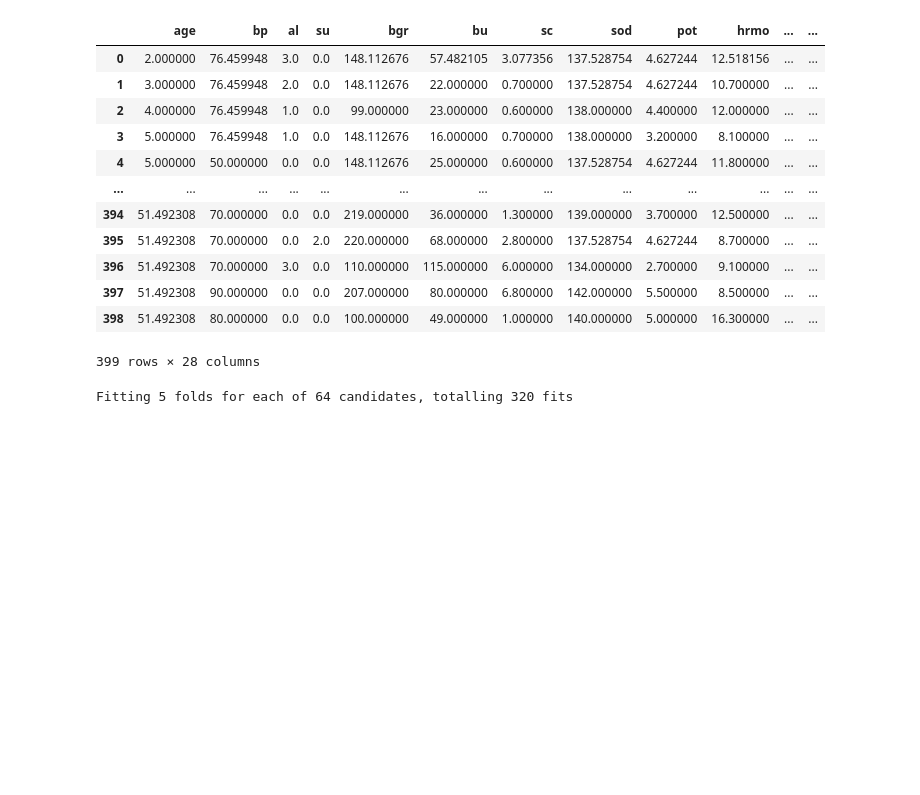
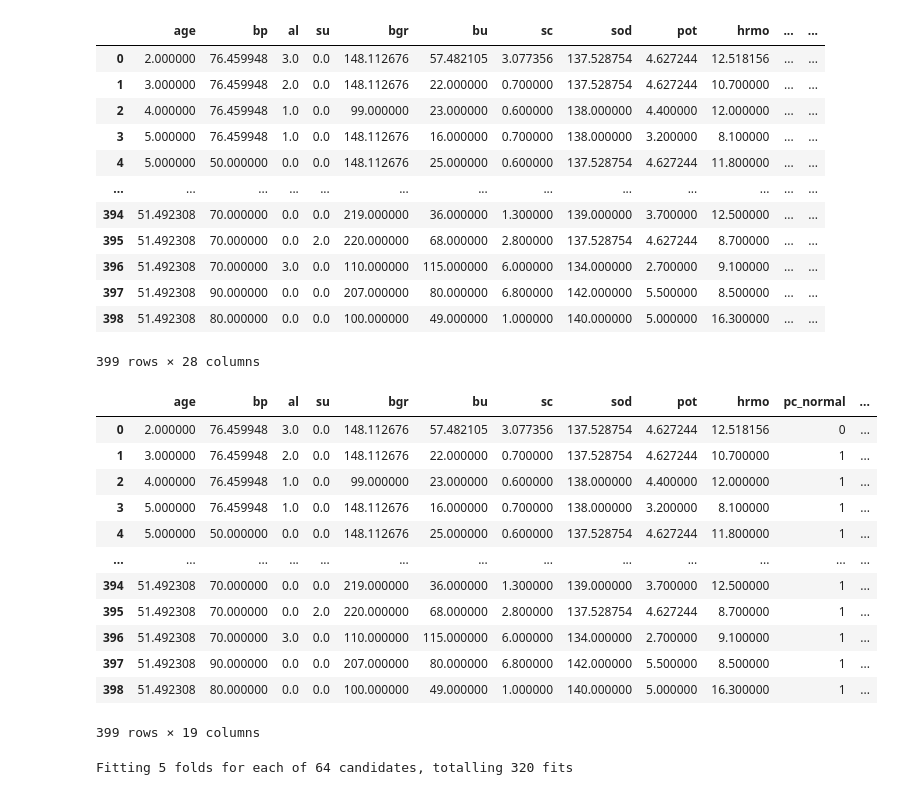
Before and after one commit to lulu3202/4_Classification, a Jupyter notebook: 4_Classification/Assignment/Final_assignment_classification_RF.ipynb, the cells around one changed output. Cells and saved outputs as stored; diff of their text form; code cells hidden in the pictures; blank space fills up the shorter version.

```diff
--- a/4_Classification/Assignment/Final_assignment_classification_RF.ipynb
+++ b/4_Classification/Assignment/Final_assignment_classification_RF.ipynb
@@ -50,6 +50,22 @@ indep = dataset[[
 
 # Dependent Variable (Target)
 dep = dataset["classification_yes"]
+# %%
+indep
+# %% [output]
+|  | age | bp | al | su | bgr | bu | sc | sod | pot | hrmo | pc_normal | ... |
+| 0 | 2.000000 | 76.459948 | 3.0 | 0.0 | 148.112676 | 57.482105 | 3.077356 | 137.528754 | 4.627244 | 12.518156 | 0 | ... |
+| 1 | 3.000000 | 76.459948 | 2.0 | 0.0 | 148.112676 | 22.000000 | 0.700000 | 137.528754 | 4.627244 | 10.700000 | 1 | ... |
+| 2 | 4.000000 | 76.459948 | 1.0 | 0.0 | 99.000000 | 23.000000 | 0.600000 | 138.000000 | 4.400000 | 12.000000 | 1 | ... |
+| 3 | 5.000000 | 76.459948 | 1.0 | 0.0 | 148.112676 | 16.000000 | 0.700000 | 138.000000 | 3.200000 | 8.100000 | 1 | ... |
+| 4 | 5.000000 | 50.000000 | 0.0 | 0.0 | 148.112676 | 25.000000 | 0.600000 | 137.528754 | 4.627244 | 11.800000 | 1 | ... |
+| ... | ... | ... | ... | ... | ... | ... | ... | ... | ... | ... | ... | ... |
+| 394 | 51.492308 | 70.000000 | 0.0 | 0.0 | 219.000000 | 36.000000 | 1.300000 | 139.000000 | 3.700000 | 12.500000 | 1 | ... |
+| 395 | 51.492308 | 70.000000 | 0.0 | 2.0 | 220.000000 | 68.000000 | 2.800000 | 137.528754 | 4.627244 | 8.700000 | 1 | ... |
+| 396 | 51.492308 | 70.000000 | 3.0 | 0.0 | 110.000000 | 115.000000 | 6.000000 | 134.000000 | 2.700000 | 9.100000 | 1 | ... |
+| 397 | 51.492308 | 90.000000 | 0.0 | 0.0 | 207.000000 | 80.000000 | 6.800000 | 142.000000 | 5.500000 | 8.500000 | 1 | ... |
+| 398 | 51.492308 | 80.000000 | 0.0 | 0.0 | 100.000000 | 49.000000 | 1.000000 | 140.000000 | 5.000000 | 16.300000 | 1 | ... |
+399 rows × 19 columns
 # %%
 #split into training set and test
 from sklearn.model_selection import train_test_split
```
Also changed, not shown: parts of 4 cells of this notebook, 2 other files.
